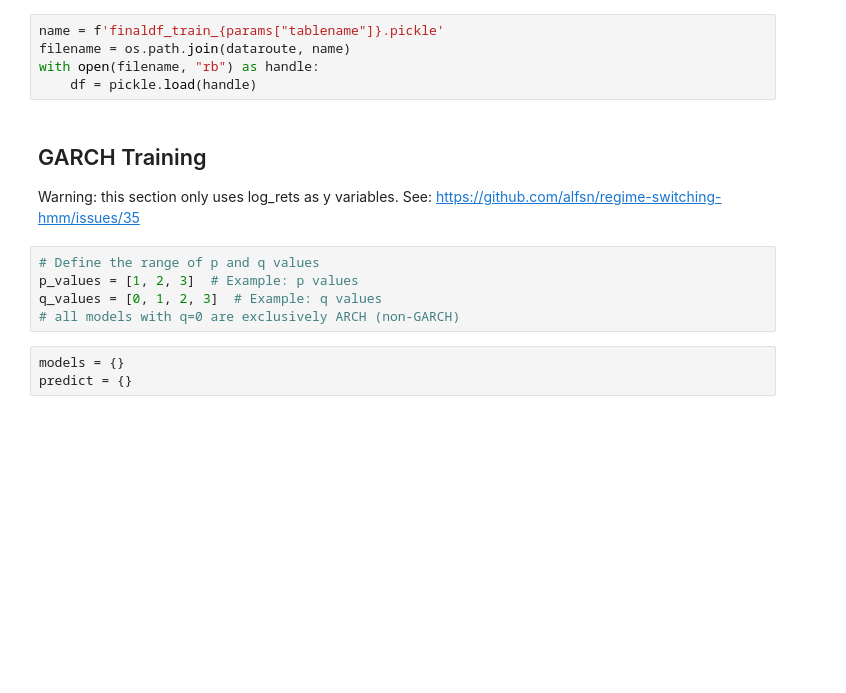
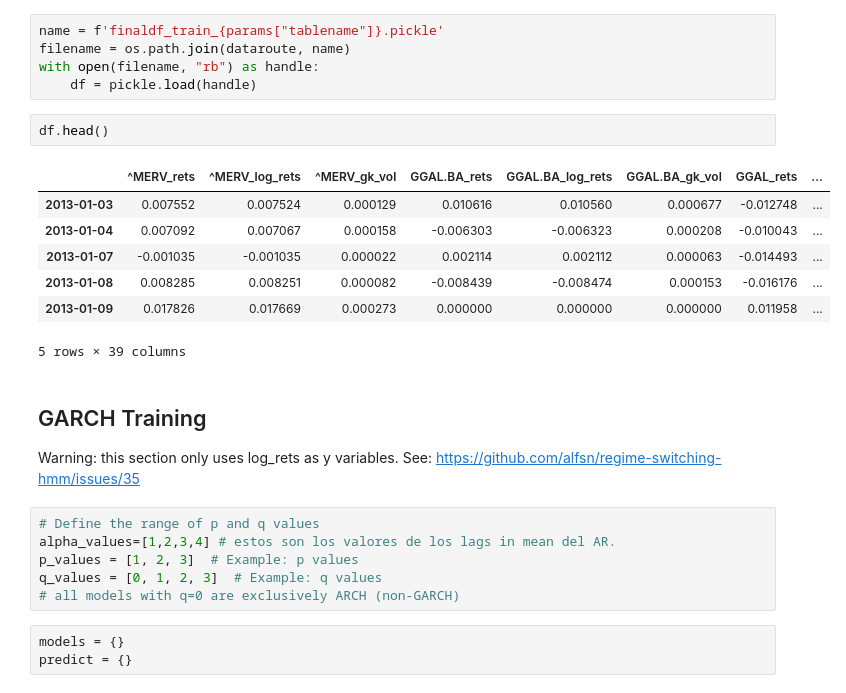
Before and after one commit to alfsn/regime-switching-hmm, a Jupyter notebook: notebooks/01_Benchmark_GARCH.ipynb, the cells around one changed output. Cells and saved outputs as stored; diff of their text form; blank space fills up the shorter version.

```diff
--- a/notebooks/01_Benchmark_GARCH.ipynb
+++ b/notebooks/01_Benchmark_GARCH.ipynb
@@ -26,12 +26,23 @@ name = f'finaldf_train_{params["tablename"]}.pickle'
 filename = os.path.join(dataroute, name)
 with open(filename, "rb") as handle:
     df = pickle.load(handle)
+# %%
+df.head()
+# %% [output]
+|  | ^MERV_rets | ^MERV_log_rets | ^MERV_gk_vol | GGAL.BA_rets | GGAL.BA_log_rets | GGAL.BA_gk_vol | GGAL_rets | ... |
+| 2013-01-03 | 0.007552 | 0.007524 | 0.000129 | 0.010616 | 0.010560 | 0.000677 | -0.012748 | ... |
+| 2013-01-04 | 0.007092 | 0.007067 | 0.000158 | -0.006303 | -0.006323 | 0.000208 | -0.010043 | ... |
+| 2013-01-07 | -0.001035 | -0.001035 | 0.000022 | 0.002114 | 0.002112 | 0.000063 | -0.014493 | ... |
+| 2013-01-08 | 0.008285 | 0.008251 | 0.000082 | -0.008439 | -0.008474 | 0.000153 | -0.016176 | ... |
+| 2013-01-09 | 0.017826 | 0.017669 | 0.000273 | 0.000000 | 0.000000 | 0.000000 | 0.011958 | ... |
+5 rows × 39 columns
 # %% [markdown]
 ## GARCH Training
 Warning: this section only uses log_rets as y variables. See:
 https://github.com/alfsn/regime-switching-hmm/issues/35
 # %%
 # Define the range of p and q values
+alpha_values=[1,2,3,4] # estos son los valores de los lags in mean del AR.
 p_values = [1, 2, 3]  # Example: p values
 q_values = [0, 1, 2, 3]  # Example: q values
 # all models with q=0 are exclusively ARCH (non-GARCH)
```
Also changed, not shown: parts of 1 cell of this notebook, 1 other file.
